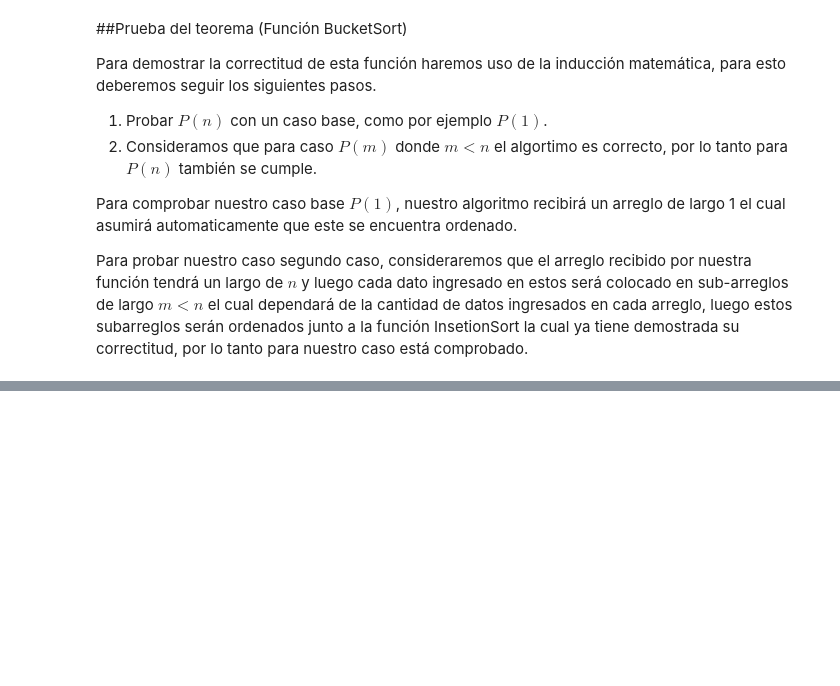
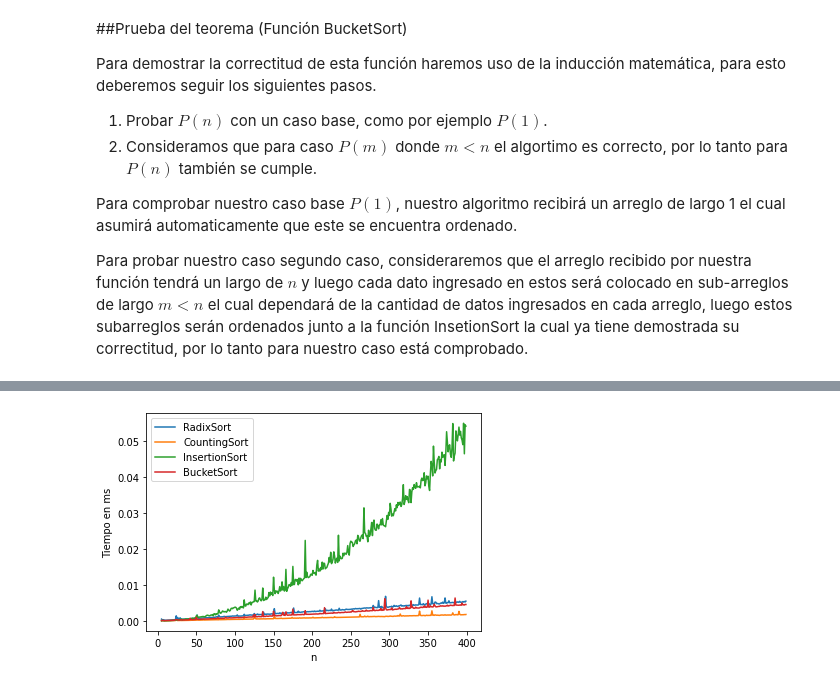
Before and after one commit to LosPowerPeralta/ADA-Informes-Matias, a Jupyter notebook: Informe_BucketSort.ipynb, the cells around one changed output, grey strips where cells are left out. Saved outputs shown, nothing was run; the diff lists cells and outputs as text; code cells hidden in the pictures; blank space fills up the shorter version.

```diff
--- a/Informe_BucketSort.ipynb
+++ b/Informe_BucketSort.ipynb
@@ -325,0 +359,6 @@ Los arreglos de entrada son:
+# %%
+arr = [170, 45, 75, 90, 802, 24, 2, 66]
+radixSort(arr)
+
+for i in range(len(arr)):
+    print(arr[i],end=" ")
@@ -325,0 +371,43 @@ Los arreglos de entrada son:
+# %%
+x=[]
+y_radix = []
+y_counting = []
+y_insertion = []
+y_bucket = []
+
+for n in range(5,400):
+
+  r = rd.sample(range(1, 1000), n)
+  c = deepcopy(r)
+  m = max(r)
+  ins = deepcopy(r)
+  b = deepcopy(r)
+  for i in range(len(b)):
+    b[i] = b[i] / 1000
+
+  #la función repeat está ejecutando 20 veces radixSort con el arreglo r y retorna el mejor tiempo obtenido.
+  t_radix = repeat(setup="from __main__ import radixSort", stmt=f"radixSort({r})", repeat=1, number=10)
+  #la función repeat está ejecutando 20 veces countingSort con el arreglo c y retorna el mejor tiempo obtenido.
+  t_counting = repeat(setup="from __main__ import countingSort", stmt=f"countingSort({c},{m})", repeat=1, number=10)
+  #la función repeat está ejecutando 20 veces insertion_sort con el arreglo ins y retorna el mejor tiempo obtenido.
+  t_insertion = repeat(setup="from __main__ import InsertionSort", stmt=f"InsertionSort({ins},{0},{False})", repeat=1, number=10)
+  #la función repeat está ejecutando 20 veces bucketSort con el arreglo b y retorna el mejor tiempo obtenido.
+  t_bucket = repeat(setup="from __main__ import BucketSort", stmt=f"BucketSort({b})", repeat=1, number=10)
+
+  x.append(n)
+  y_radix.append(t_radix)
+  y_counting.append(t_counting)
+  y_insertion.append(t_insertion)
+  y_bucket.append(t_bucket)
+
+plt.plot(x,y_radix)
+plt.plot(x,y_counting)
+plt.plot(x,y_insertion)
+plt.plot(x,y_bucket)
+plt.legend(["RadixSort","CountingSort","InsertionSort","BucketSort"])
+
+plt.xlabel('n')
+plt.ylabel('Tiempo en ms')
+plt.show()
+# %% [output]
+[figure, added]
```
Also changed, not shown: parts of 19 cells of this notebook.
